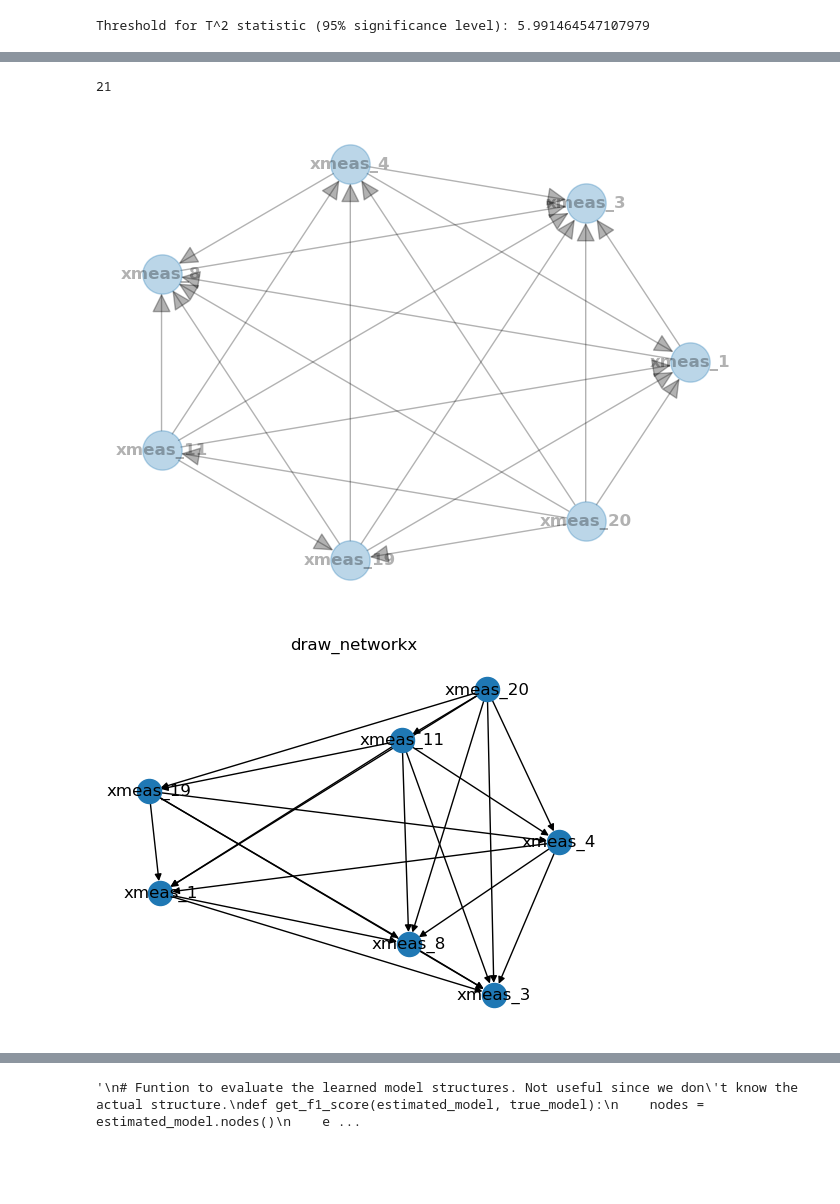
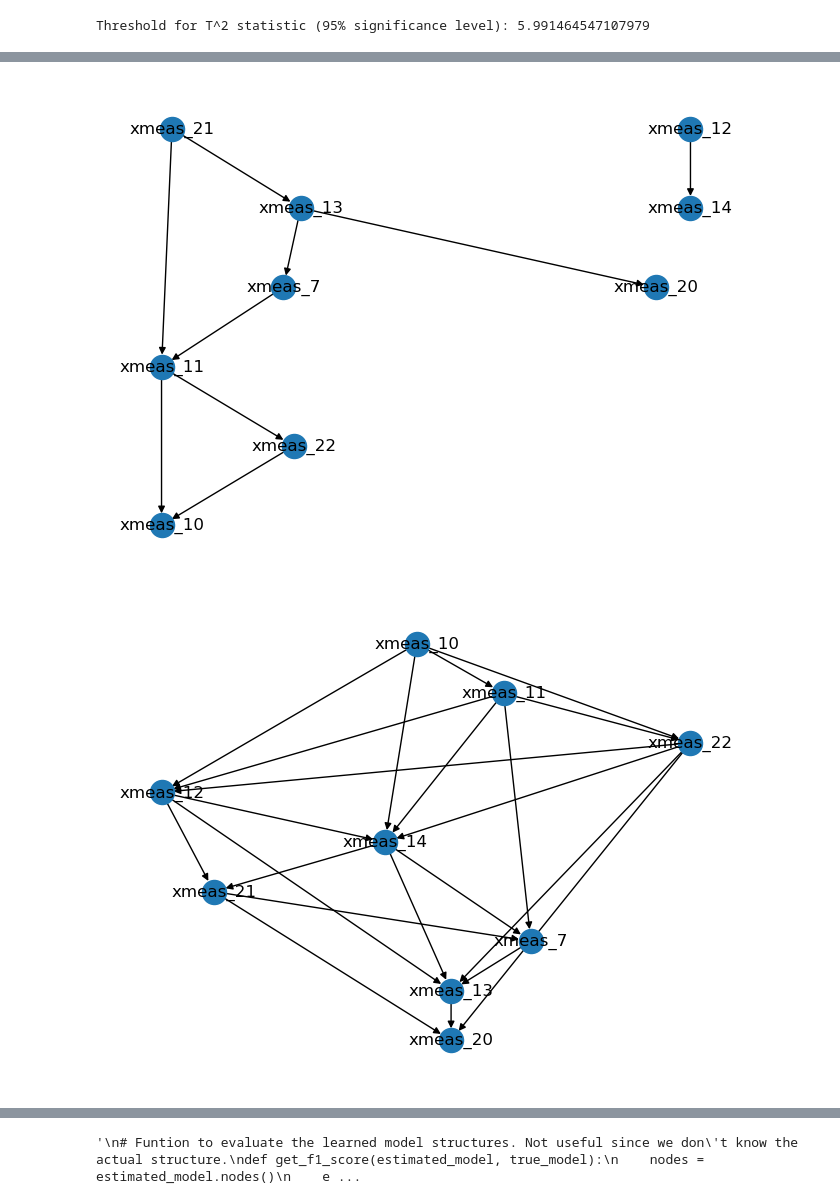
Before and after one commit to oubo2/PhD, a Jupyter notebook: unravel/Analyse_data.ipynb, the cells around one changed output, grey strips where cells are left out. Cells and saved outputs as stored; diff of their text form; code cells hidden in the pictures; blank space fills up the shorter version.

```diff
--- a/unravel/Analyse_data.ipynb
+++ b/unravel/Analyse_data.ipynb
@@ -46,6 +31,21 @@ xmeas_4
+# %%
+# TEP truths
+faultToRoot = {1:'xmeas_4', 4:'xmeas_9', 5:'xmeas_22', 6:'xmeas_1', 11:'xmeas_21', 12:'xmeas_11', 14:'xmeas_9', 15:'xmeas_11'}
+faultToVariables = {1:['xmeas_1', 'xmeas_4', 'xmeas_18', 'xmeas_21', 'xmeas_25', 'xmeas_26'],
+                    14:['xmeas_9', 'xmeas_11', 'xmeas_21', 'xmeas_32']}
+reactor = ['xmeas_1', 'xmeas_2', 'xmeas_3', 'xmeas_4', 'xmeas_5', 'xmeas_6', 'xmeas_7', 'xmeas_8', 'xmeas_9',
+           'xmeas_20','xmeas_21']
+seperator = ['xmeas_7', 'xmeas_20', 'xmeas_21', 'xmeas_10', 'xmeas_11', 'xmeas_12', 'xmeas_13', 'xmeas_14', 'xmeas_22']
+stripper = ['xmeas_11', 'xmeas_12', 'xmeas_13', 'xmeas_14', 'xmeas_22', 'xmeas_15', 'xmeas_16', 'xmeas_17', 'xmeas_18',
+           'xmeas_19', 'xmeas_4', 'xmeas_5']
 # %%
 # only keep continuous variables, xmeas_1 - xmeas_22
 df_train_normal = train_normal[train_normal.simulationRun==1].iloc[:,3:25]
 df_train_faulty = train_faulty[(train_faulty.simulationRun==1) & (train_faulty.faultNumber==1)].iloc[:,3:25]
 df_test_normal = test_normal[test_normal.simulationRun==1].iloc[:,3:25]
 df_train_normal.head()
+kFeatures = len(df_train_normal.columns)
+feature_list = list(df_train_normal.columns)
+
+ss = StandardScaler().set_output(transform="pandas")
+ss_df_train_normal = ss.fit_transform(df_train_normal)
@@ -194,30 +435,23 @@ print(MCTvariables(uncond_t2_terms, t2_scores))
 # %%
 #fault = equal_width_bin(fault)
 #fault7 = train_faulty[(train_faulty.simulationRun<10) & (train_faulty.faultNumber==7)]
 #variables = ['xmeas_1', 'xmeas_4', 'xmeas_7', 'xmeas_8', 'xmeas_10', 'xmeas_20']
 #variables = ['xmeas_9', 'xmeas_18', 'xmeas_20', 'xmeas_22']
 #fault7 = equal_width_bin(fault7[variables])
-fault = x2.iloc[:,variables]
+#x2 = ss.transform(df_train_faulty)
+fault = alarm_df(df_train_normal, df_train_faulty).loc[:, seperator]
+#fault = x2.loc[:, stripper]
+#reactor, seperator, stripper
 
 # learn graph structure
 est = HillClimbSearch(fault)
-best_model = est.estimate(max_iter=100)
-print(len(best_model.edges()))
-nx.draw_circular(
-    best_model, with_labels=True, arrowsize=30, node_size=800, alpha=0.3, font_weight="bold"
-)
-plt.show()
-
-# write dot file to use with graphviz
-# run "dot -Tpng test.dot >test.png"
-write_dot(best_model,'test.dot')
-
-# same layout using matplotlib with no labels
-plt.title('draw_networkx')
-pos =graphviz_layout(best_model, prog='dot')
-nx.draw(best_model, pos, with_labels=True, arrows=True)
-plt.savefig('nx_test.png')
+# k2score, bdeuscore, bdsscore, bicscore, aicscore
+for score in ['k2score', 'bdeuscore', 'bdsscore', 'bicscore', 'aicscore']:
+    best_model = est.estimate(max_iter=100, scoring_method=score, max_indegree=None)
+    write_dot(best_model,'test.dot')
+    pos =graphviz_layout(best_model, prog='dot')
+    nx.draw(best_model, pos, with_labels=True, arrows=True)
+    plt.show()
 # %% [output]
-21
-[figure, old version]
+[figure, new version]
-[figure, old version]
+[figure, new version]
```
Also changed, not shown: parts of 18 cells of this notebook, 14 other files.
